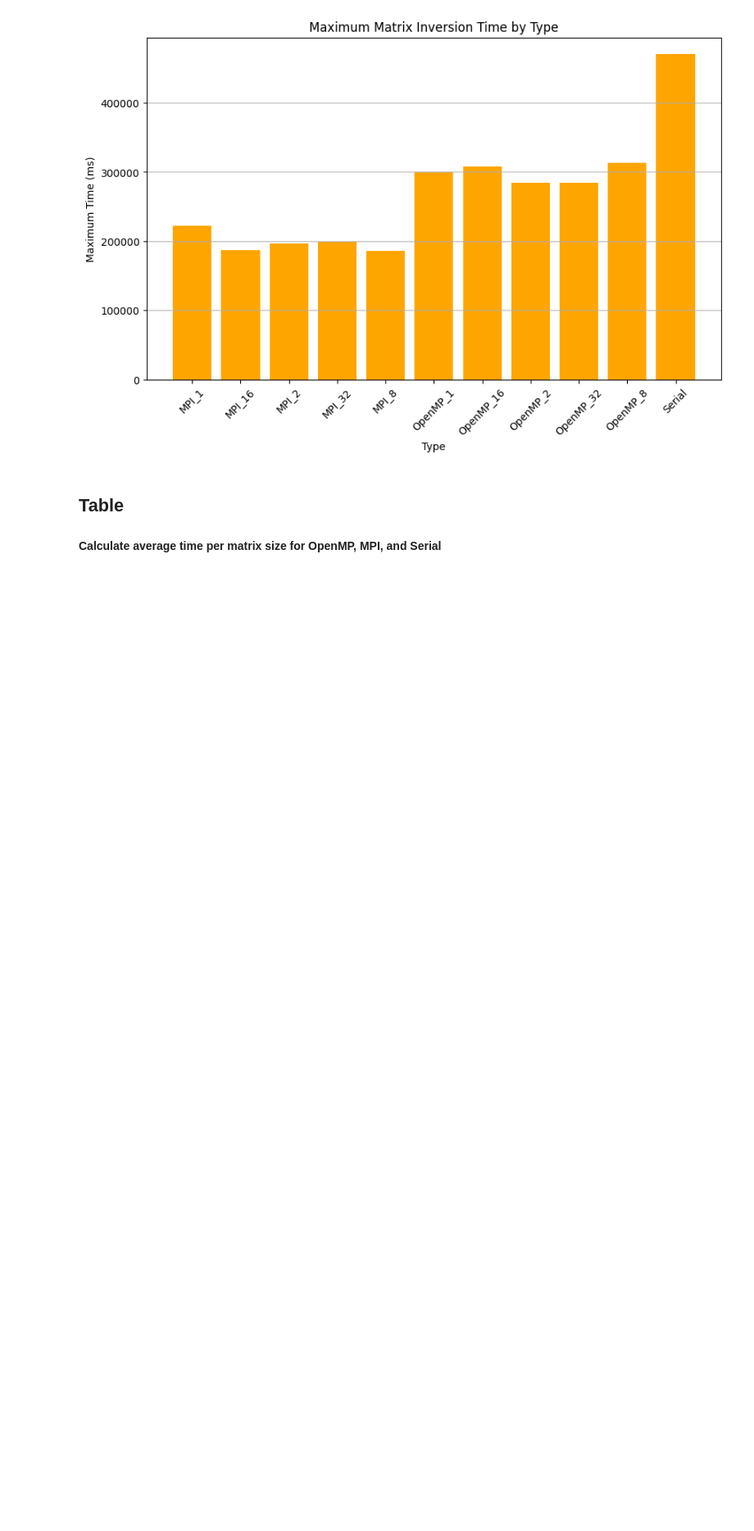
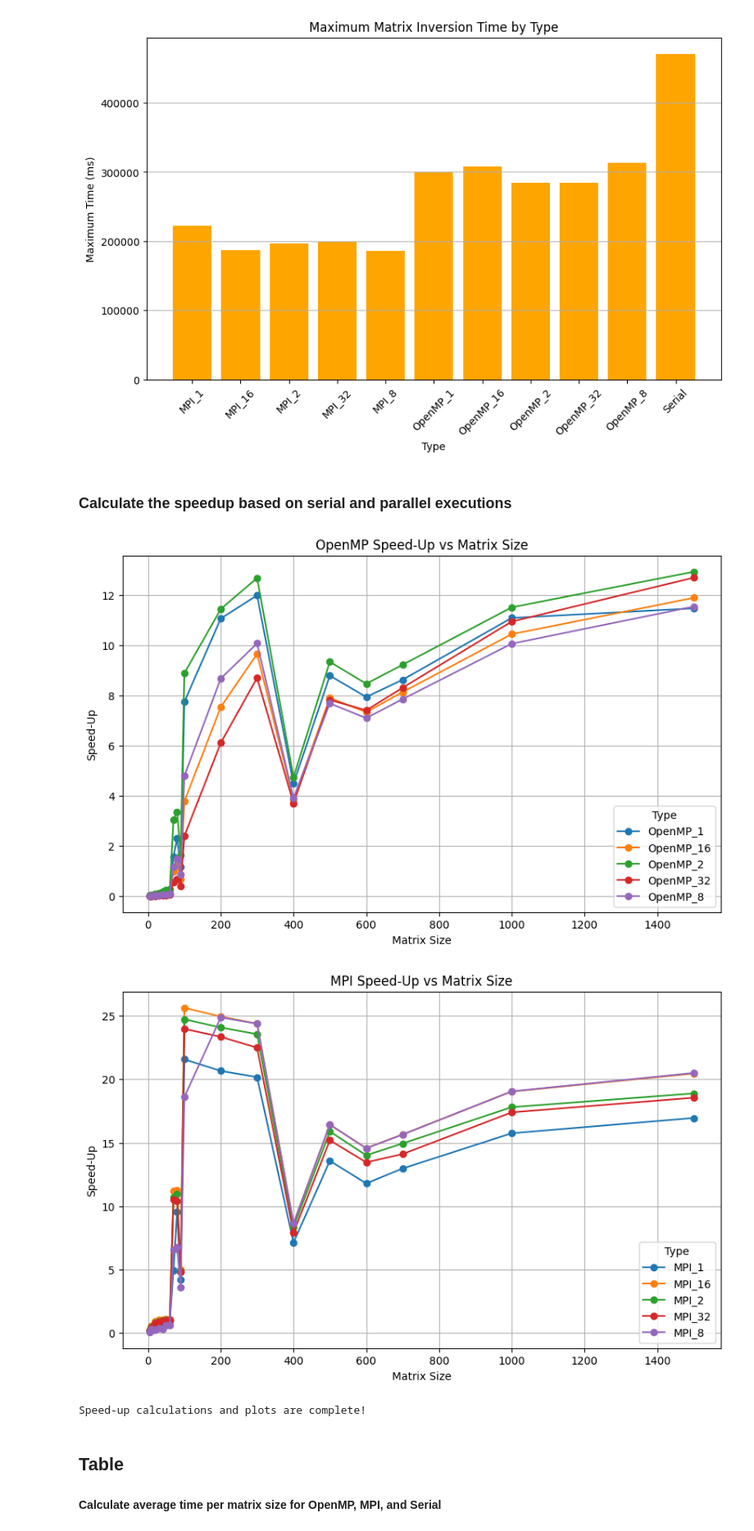
Before and after one commit to Adarsh-Johny/HPC.ParallelMatrixInversion, a Jupyter notebook: Metrics/calculate_performance_metrics.ipynb, the cells around one changed output. Shown at 82% size. Cells and saved outputs as stored; diff of their text form; code cells hidden in the pictures; blank space fills up the shorter version.

Commit message:
Speedup added

```diff
--- a/Metrics/calculate_performance_metrics.ipynb
+++ b/Metrics/calculate_performance_metrics.ipynb
@@ -554,6 +554,82 @@ plot_max_time(data)
 [figure]
 [figure]
 [figure]
+# %% [markdown]
+### Calculate the speedup based on serial and parallel executions
+# %%
+import pandas as pd
+import matplotlib.pyplot as plt
+
+# File paths for input data
+file_paths = {
+    "OpenMP_1": "Comparison_modified_data/1.csv",
+    "OpenMP_2": "Comparison_modified_data/2.csv",
+    "OpenMP_8": "Comparison_modified_data/8.csv",
+    "OpenMP_16": "Comparison_modified_data/16.csv",
+    "OpenMP_32": "Comparison_modified_data/32.csv",
+    "MPI_1": "Comparison_modified_data/mpi_1.csv",
+    "MPI_2": "Comparison_modified_data/mpi_2.csv",
+    "MPI_8": "Comparison_modified_data/mpi_8.csv",
+    "MPI_16": "Comparison_modified_data/mpi_16.csv",
+    "MPI_32": "Comparison_modified_data/mpi_32.csv",
+    "Serial": "Comparison_modified_data/serial_extracted.csv",
+}
+
+# Read and combine data from all files
+dataframes = []
+for key, path in file_paths.items():
+    df = pd.read_csv(path)
+    df["Type"] = key  # Add a column to identify the type
+    dataframes.append(df)
+
+# Combine all data into a single DataFrame
+combined_data = pd.concat(dataframes, ignore_index=True)
+
+# Extract Serial times for comparison
+serial_data = combined_data[combined_data["Type"] == "Serial"].set_index("Matrix Size")["Time (ms)"]
+
+# Calculate speed-up for OpenMP and MPI
+def calculate_speedup(data, serial_data):
+    # Align Matrix Size values with Serial data
+    matrix_sizes = data["Matrix Size"].to_numpy()  # Ensure 1D NumPy array
+    serial_times = serial_data.reindex(matrix_sizes).to_numpy()  # Align with matrix sizes and ensure 1D
+    serial_times = serial_times.flatten()  # Flatten in case of unexpected multi-dimensional output
+    data["Speed-Up"] = serial_times / data["Time (ms)"].to_numpy()  # Ensure 1D arrays for division
+    return data.reset_index(drop=True)  # Reset index to avoid ambiguity
+
+# Split and calculate speed-up for OpenMP and MPI
+openmp_data = combined_data[combined_data["Type"].str.startswith("OpenMP")]
+mpi_data = combined_data[combined_data["Type"].str.startswith("MPI")]
+
+openmp_data = openmp_data.groupby("Type").apply(lambda x: calculate_speedup(x, serial_data)).reset_index(drop=True)
+mpi_data = mpi_data.groupby("Type").apply(lambda x: calculate_speedup(x, serial_data)).reset_index(drop=True)
+
+# Save the calculated speed-up data
+openmp_data.to_csv("openmp_speedup.csv", index=False)
+mpi_data.to_csv("mpi_speedup.csv", index=False)
+
+def plot_speedup(data, title, output_file):
+    plt.figure(figsize=(10, 6))
+    for type_name, group in data.groupby("Type"):
+        # Ensure all data passed to the plot is 1D
+        x = group["Matrix Size"].to_numpy()
+        y = group["Speed-Up"].to_numpy()
+        plt.plot(x, y, label=type_name, marker='o')
+    plt.title(title)
+    plt.xlabel("Matrix Size")
+    plt.ylabel("Speed-Up")
+    plt.legend(title="Type")
+    plt.grid(True)
+    plt.show()
+
+plot_speedup(openmp_data, "OpenMP Speed-Up vs Matrix Size", "openmp_speedup.png")
+plot_speedup(mpi_data, "MPI Speed-Up vs Matrix Size", "mpi_speedup.png")
+
+print("Speed-up calculations and plots are complete!")
+# %% [output]
+[figure, added]
+[figure, added]
+Speed-up calculations and plots are complete!
 # %% [markdown]
 ## Table
 
```
Also changed, not shown: 4 other files.
